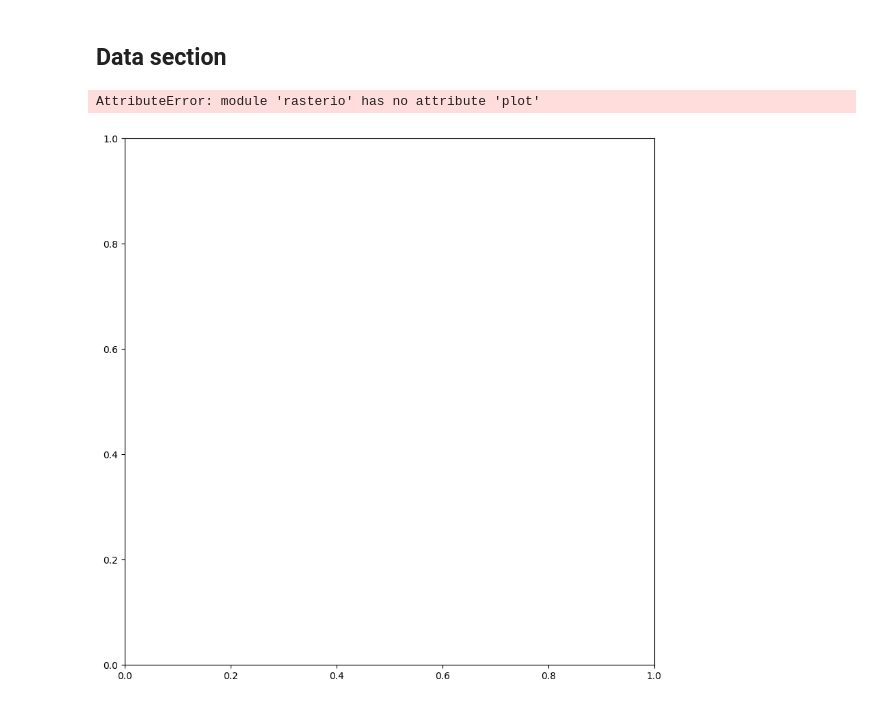
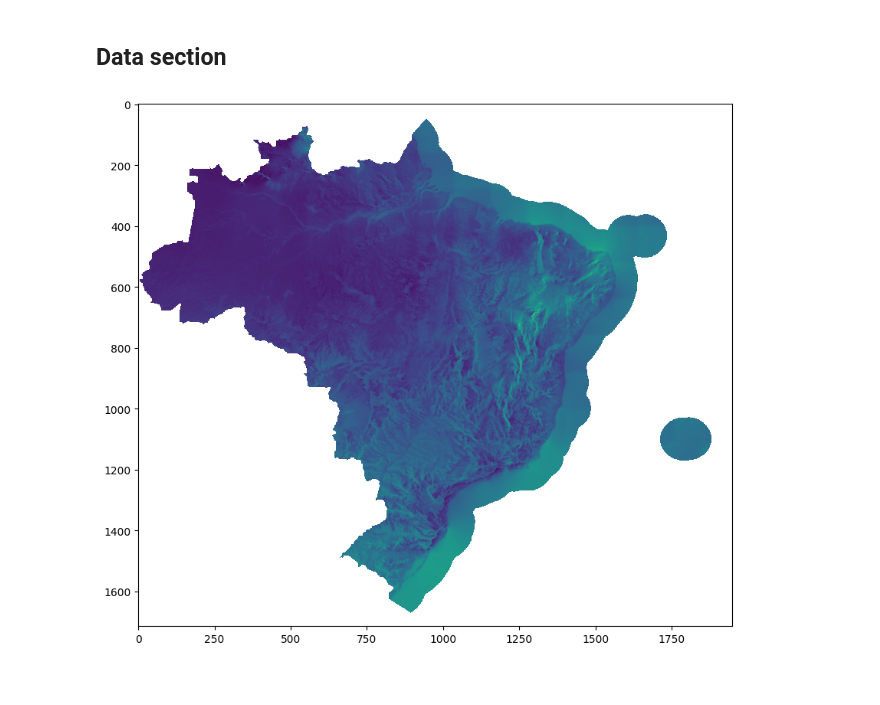
Before and after one commit to syrkis/aeolus, a Jupyter notebook: notebook.ipynb, the cells around one changed output. Cells and saved outputs as stored; diff of their text form; code cells hidden in the pictures.

```diff
--- a/notebook.ipynb
+++ b/notebook.ipynb
@@ -18,8 +18,8 @@ import rasterio
 ## Data section
 # %%
 # files paths
-wind_speed_file = 'data/kari/BRA_wind-speed_100m.tif'
-vector_file = 'data/kari/brazil.geojson'
+wind_speed_file = 'data/BRA_wind-speed_100m.tif'
+vector_file = 'data/brazil.geojson'
 
 # load raster file
 with rasterio.open(wind_speed_file) as src:
@@ -30,9 +30,8 @@ with rasterio.open(wind_speed_file) as src:
 gdf = gpd.read_file(vector_file)
 # %%
 fig, ax = plt.subplots(figsize=(10,10))
-ax.imshow(data[::10,::10]
+ax.imshow(data[::10,::10])
 # gdf.plot(ax=ax, color='none', edgecolor='red',
 plt.show()
 # %% [output]
-AttributeError: module 'rasterio' has no attribute 'plot'
-[figure, old version]
+[figure, new version]
```
